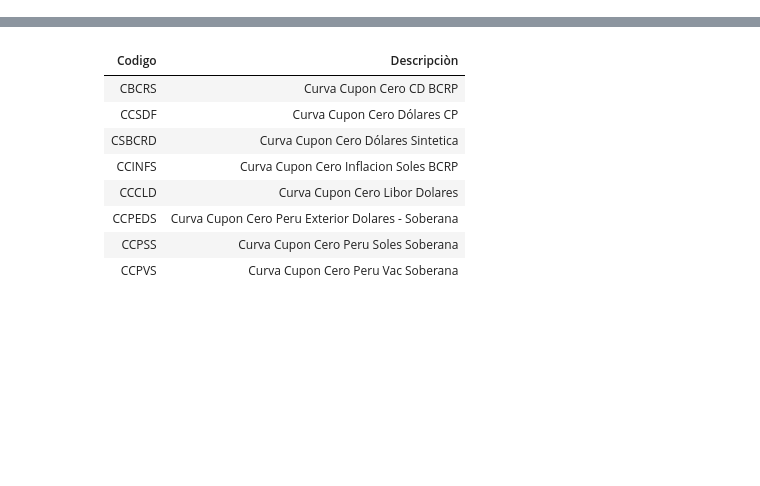
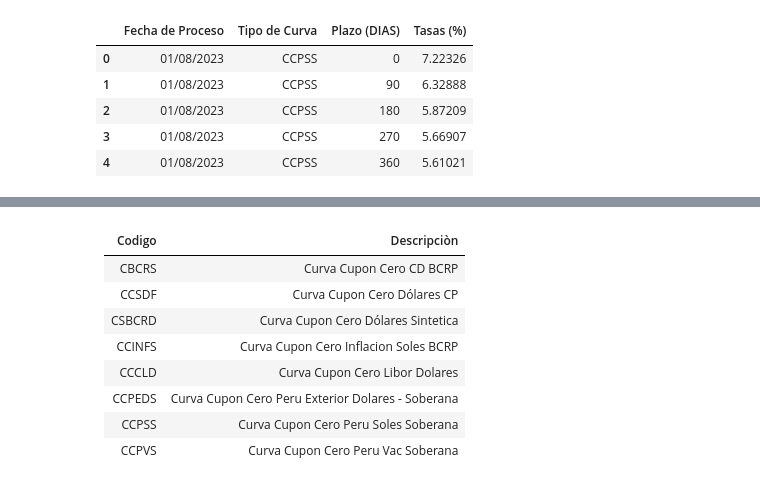
Before and after one commit to ecandela/sbs-gob-pe-helper, a Jupyter notebook: sbs_gob_pe_helper/Cupon_cero.ipynb, the cells around one changed output, grey strips where cells are left out. Cells and saved outputs as stored; diff of their text form; code cells hidden in the pictures; blank space fills up the shorter version.

```diff
--- a/sbs_gob_pe_helper/Cupon_cero.ipynb
+++ b/sbs_gob_pe_helper/Cupon_cero.ipynb
@@ -1,3 +1,18 @@
 # %%
 import CuponCero as cc
 import pandas as pd
+# %%
+inicio="2023-08-01"
+fin="2023-08-26"
+tipoCurva='CCPSS'
+
+#obtiene todos los datos de la curva de cupon cero de un determinado fecha de proceso
+df_cup_hist = cc.get_curva_cupon_cero_historico(FechaInicio=inicio,FechaFin=fin,TipoCurva=tipoCurva)
+df_cup_hist.head()
+# %% [output]
+|  | Fecha de Proceso | Tipo de Curva | Plazo (DIAS) | Tasas (%) |
+| 0 | 01/08/2023 | CCPSS | 0 | 7.22326 |
+| 1 | 01/08/2023 | CCPSS | 90 | 6.32888 |
+| 2 | 01/08/2023 | CCPSS | 180 | 5.87209 |
+| 3 | 01/08/2023 | CCPSS | 270 | 5.66907 |
+| 4 | 01/08/2023 | CCPSS | 360 | 5.61021 |
```
Also changed, not shown: parts of 3 cells of this notebook, 12 other files.
